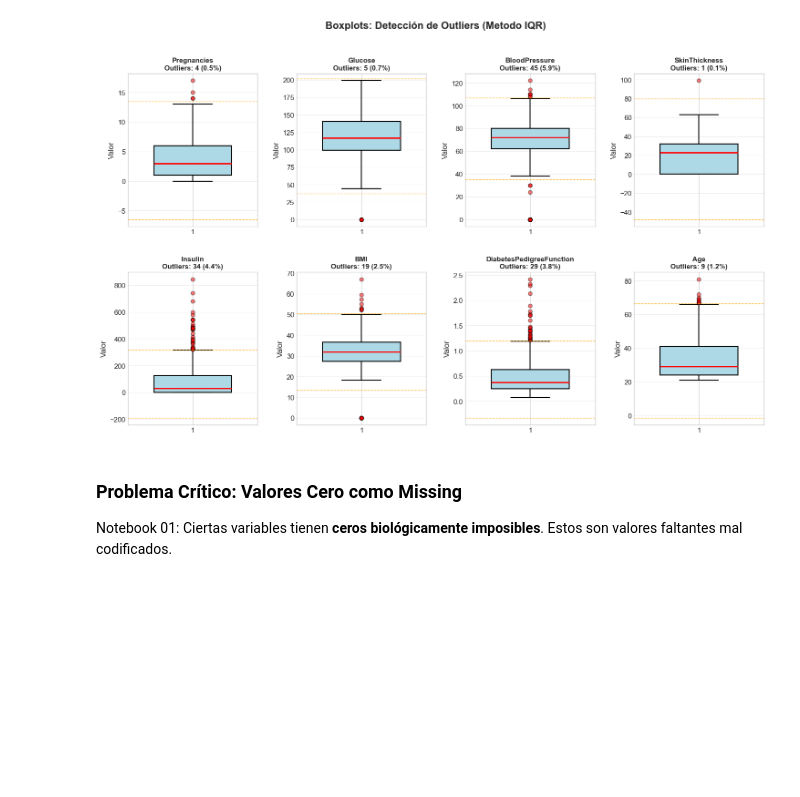
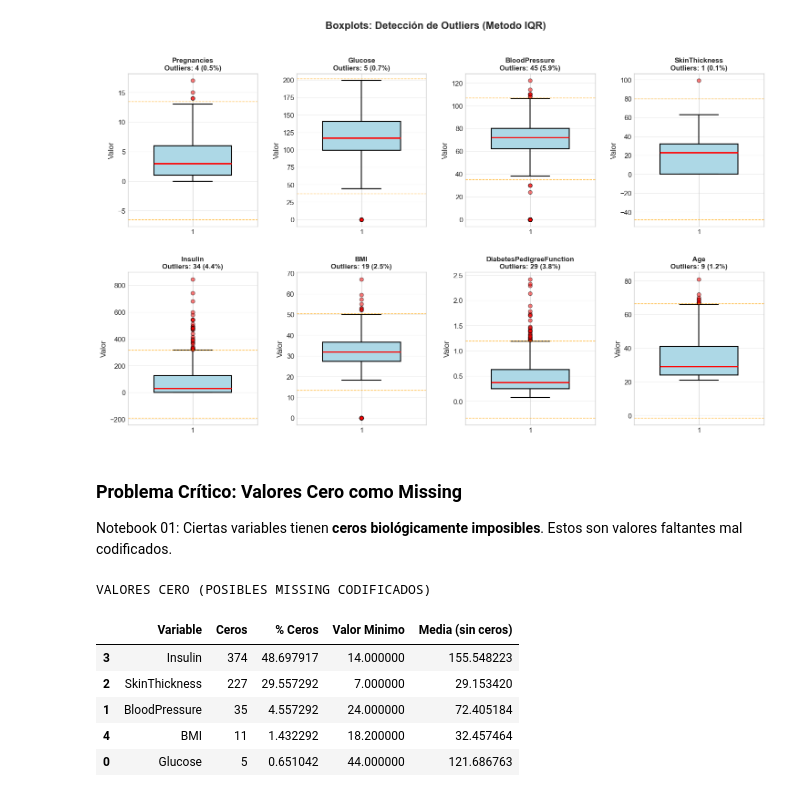
Before and after one commit to angel-rom444/diabetes-risk-predictor, a Jupyter notebook: notebooks/02_exploratory_data_analysis.ipynb, the cells around one changed output. Drawn from its saved outputs; the diff is of its cells as text; code cells hidden in the pictures; blank space fills up the shorter version.

```diff
--- a/notebooks/02_exploratory_data_analysis.ipynb
+++ b/notebooks/02_exploratory_data_analysis.ipynb
@@ -256,3 +256,30 @@ plt.show()
 
 Notebook 01: Ciertas variables tienen **ceros biológicamente imposibles**.
 Estos son valores faltantes mal codificados.
+# %%
+print("VALORES CERO (POSIBLES MISSING CODIFICADOS)")
+
+cannot_be_zero = ['Glucose','BloodPressure','SkinThickness','Insulin','BMI']
+
+zero_analysis = []
+for col in cannot_be_zero:
+    zeros = (df[col] == 0).sum()
+    pct = (zeros / len(df) * 100)
+    zero_analysis.append({
+        "Variable": col,
+        "Ceros": zeros,
+        "% Ceros": pct,
+        "Valor Minimo": df[df[col] > 0][col].min() if (df[col] > 0).any() else 0,
+        "Media (sin ceros)": df[df[col] > 0][col].mean() if (df[col] > 0).any() else 0
+    })
+
+df_zeros = pd.DataFrame(zero_analysis).sort_values("Ceros", ascending=False)
+display(df_zeros.style.background_gradient(subset=["Ceros", "% Ceros"], cmap="Oranges"))
+# %% [output]
+VALORES CERO (POSIBLES MISSING CODIFICADOS)
+|  | Variable | Ceros | % Ceros | Valor Minimo | Media (sin ceros) |
+| 3 | Insulin | 374 | 48.697917 | 14.000000 | 155.548223 |
+| 2 | SkinThickness | 227 | 29.557292 | 7.000000 | 29.153420 |
+| 1 | BloodPressure | 35 | 4.557292 | 24.000000 | 72.405184 |
+| 4 | BMI | 11 | 1.432292 | 18.200000 | 32.457464 |
+| 0 | Glucose | 5 | 0.651042 | 44.000000 | 121.686763 |
```
Also changed, not shown: parts of 5 cells of this notebook.
